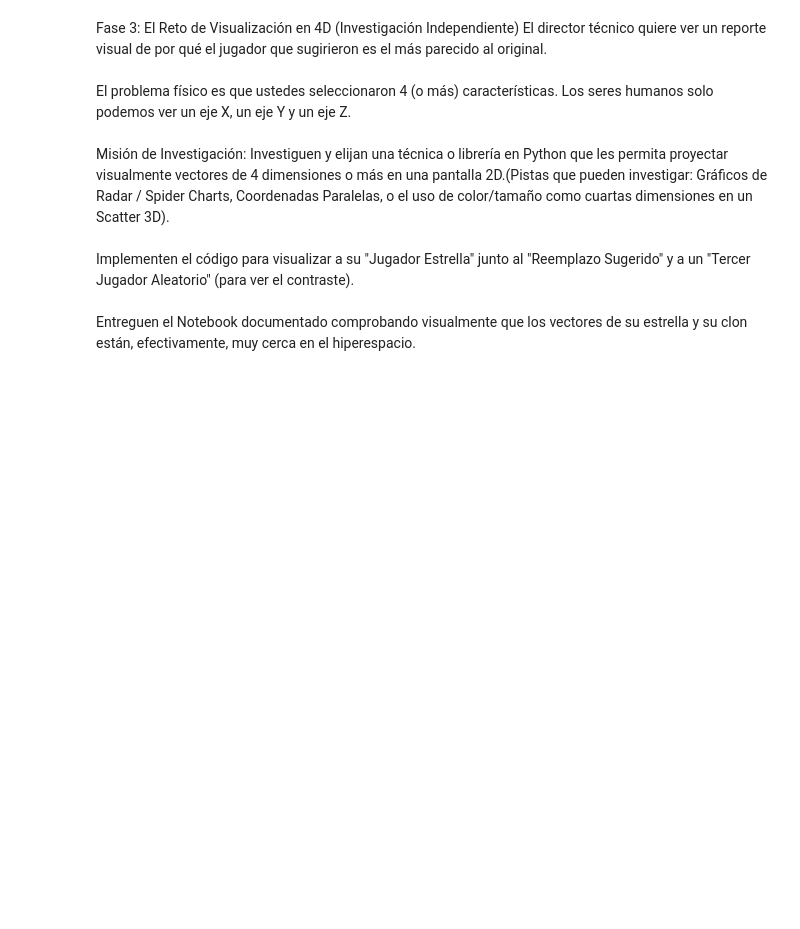
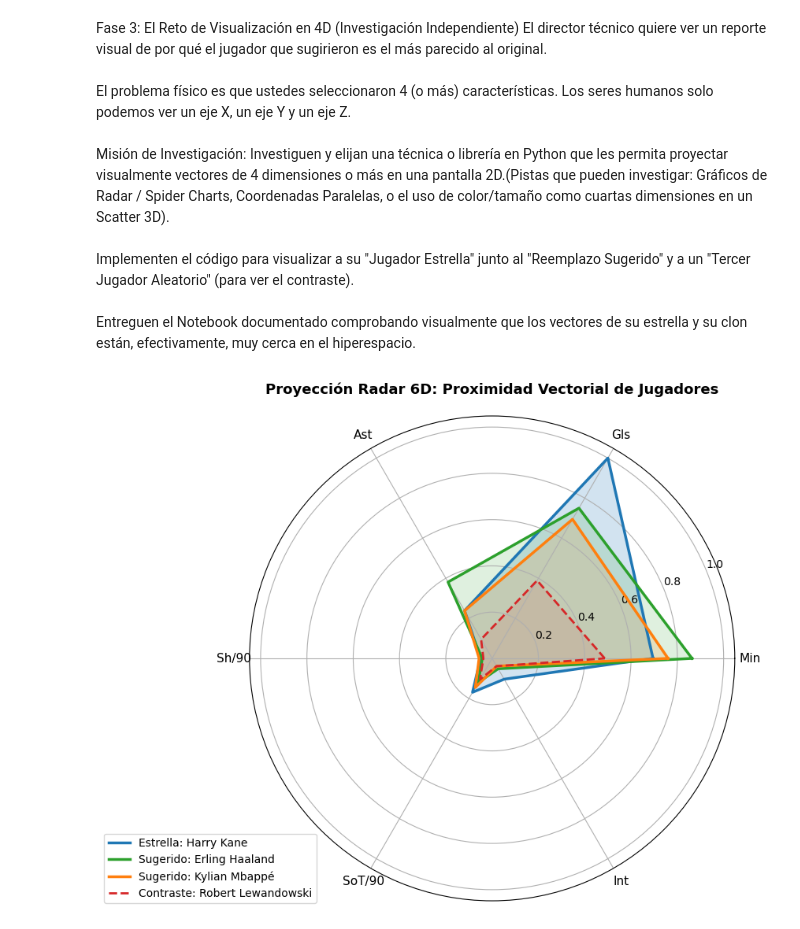
Before and after one commit to jcpd2806/data-mining, a Jupyter notebook: parcial-2/scoutingGeomeetrico.ipynb, the cells around one changed output. Drawn from its saved outputs; the diff is of its cells as text; code cells hidden in the pictures; blank space fills up the shorter version.

```diff
--- a/parcial-2/scoutingGeomeetrico.ipynb
+++ b/parcial-2/scoutingGeomeetrico.ipynb
@@ -36,3 +66,19 @@ features = [
 # %% [markdown]
 Misión:
 Construyan la matriz multidimensional X seleccionando al menos 4 características numéricas (pueden ser más) continuas (float) que definan el rendimiento del jugador (por ejemplo: Goles, Asistencias, Minutos_Jugados, Precisión_Pases, Recuperaciones, etc.). \
+# %%
+df_scaled = (df[features] - df[features].mean()) / df[features].std()
+
+star_name = "Harry Kane"
+star_idx = df[df[player_col] == star_name].index
+
+if len(star_idx) == 0:
+    star_idx = df.sort_values(by= 'Gls', ascending=False).index[:1]
+    star_name = df.loc[star_idx[0], player_col]
+
+star_vector = df_scaled.loc[star_idx[0], features].values
+
+print(f"Vector Estandarizado Z-Score: {star_name}")
+
+for col, val in zip(features, star_vector):
+    print(f"{col}: {val}")
@@ -59,3 +161,44 @@ Investiguen y elijan una técnica o librería en Python que les permita proyecta
 Implementen el código para visualizar a su "Jugador Estrella" junto al "Reemplazo Sugerido" y a un "Tercer Jugador Aleatorio" (para ver el contraste).\
 \
 Entreguen el Notebook documentado comprobando visualmente que los vectores de su estrella y su clon están, efectivamente, muy cerca en el hiperespacio.
+# %%
+df_minmax = (df[features] - df[features].min()) / (df[features].max() - df[features].min())
+
+contrast_name = "Robert Lewandowski" if "Robert Lewandowski" in df[player_col].values else candidates.iloc[-1][player_col]
+contrast_idx = df[df[player_col] == contrast_name].index[0]
+
+eucl_clone_idx = df[df[player_col] == clone_euclidean[player_col]].index[0]
+manh_clone_idx = df[df[player_col] == clone_manhattan[player_col]].index[0]
+
+star_i = star_idx[0] if isinstance(star_idx, pd.Index) else star_idx
+
+N = len(features)
+angles = [n / float(N) * 2 * np.pi for n in range(N)]
+angles += angles[:1]
+
+fig, ax = plt.subplots(figsize=(8, 8), subplot_kw=dict(polar=True))
+
+vals_star = df_minmax.loc[star_i, features].values.tolist() + [df_minmax.loc[star_i, features].values[0]]
+vals_clone_eucl = df_minmax.loc[eucl_clone_idx, features].values.tolist() + [df_minmax.loc[eucl_clone_idx, features].values[0]]
+vals_clone_manh = df_minmax.loc[manh_clone_idx, features].values.tolist() + [df_minmax.loc[manh_clone_idx, features].values[0]]
+vals_contrast = df_minmax.loc[contrast_idx, features].values.tolist() + [df_minmax.loc[contrast_idx, features].values[0]]
+
+plt.xticks(angles[:-1], features, color='black', size=11)
+
+ax.plot(angles, vals_star, linewidth=2.5, label=f'Estrella: {star_name}', color='#1f77b4')
+ax.fill(angles, vals_star, '#1f77b4', alpha=0.20)
+
+ax.plot(angles, vals_clone_eucl, linewidth=2.5, label=f'Sugerido: {clone_euclidean[player_col]}', color='#2ca02c')
+ax.fill(angles, vals_clone_eucl, '#2ca02c', alpha=0.15)
+
+ax.plot(angles, vals_clone_manh, linewidth=2.5, label=f'Sugerido: {clone_manhattan[player_col]}', color='#ff7f0e')
+ax.fill(angles, vals_clone_manh, '#ff7f0e', alpha=0.15)
+
+ax.plot(angles, vals_contrast, linewidth=2.0, linestyle='--', label=f'Contraste: {contrast_name}', color='#d62728')
+ax.fill(angles, vals_contrast, '#d62728', alpha=0.10)
+
+plt.title(f"Proyección Radar {N}D: Proximidad Vectorial de Jugadores", size=13, pad=20, weight='bold')
+plt.legend(loc='upper right', bbox_to_anchor=(0.15, 0.15))
+plt.show()
+# %% [output]
+[figure, added]
```
Also changed, not shown: parts of 8 cells of this notebook.
